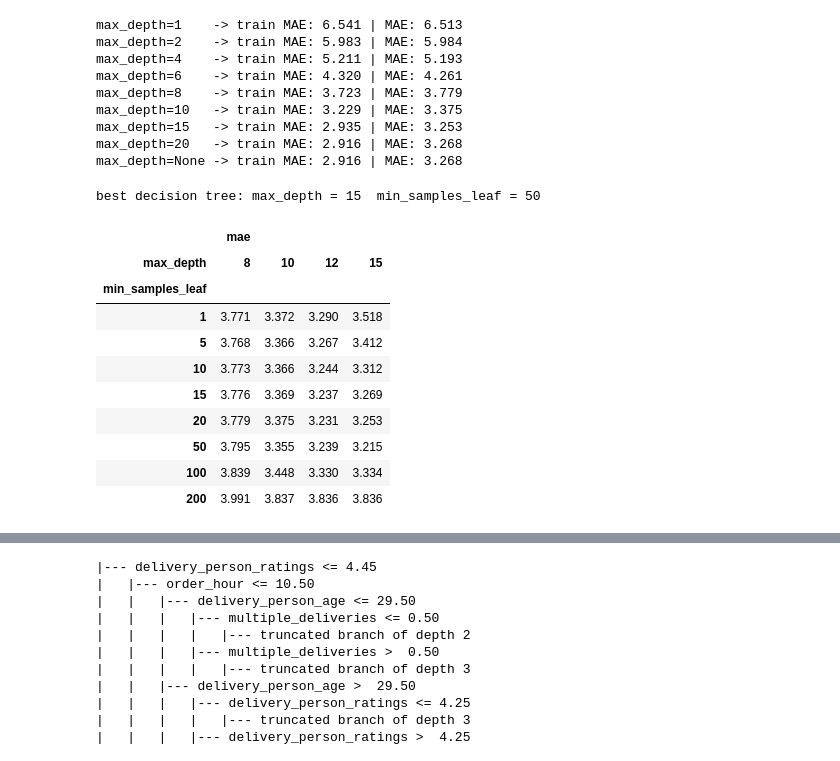
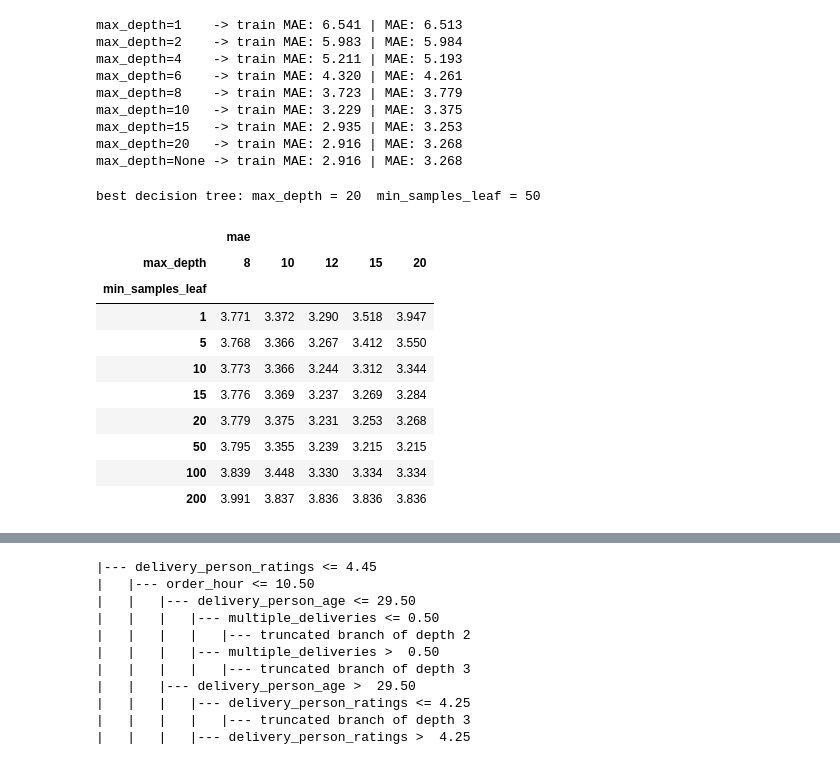
Before and after one commit to kkzzbb/delivery-eta, a Jupyter notebook: notebook.ipynb, the cells around one changed output, grey strips where cells are left out. Saved outputs shown, nothing was run; the diff lists cells and outputs as text; code cells hidden in the pictures.

```diff
--- a/notebook.ipynb
+++ b/notebook.ipynb
@@ -631,38 +631,38 @@ max_depth=None -> train MAE: 2.916 | MAE: 3.268
 # %%
 scores = []
 
-for depth in [8, 10, 12, 15]:
+for depth in [8, 10, 12, 15, 20]:
     for s in [1, 5, 10, 15, 20, 50, 100, 200]:
         dt = DecisionTreeRegressor(max_depth=depth, min_samples_leaf=s, random_state=42)
         dt.fit(X_train, y_train)
 
         y_pred = np.maximum(0.0, dt.predict(X_val))
         val_mae = mean_absolute_error(y_val, y_pred)
 
         scores.append((depth, s, val_mae))
 
 columns = ['max_depth', 'min_samples_leaf', 'mae']
 df_scores = pd.DataFrame(scores, columns=columns)
 
 df_scores_pivot = df_scores.pivot(index='min_samples_leaf', columns=['max_depth'], values=['mae'])
 
 best_dt = df_scores.loc[df_scores.mae.idxmin()]
 best_dt_depth, best_dt_leaf = int(best_dt.max_depth), int(best_dt.min_samples_leaf)
 print('best decision tree: max_depth =', best_dt_depth, ' min_samples_leaf =', best_dt_leaf)
 df_scores_pivot.round(3)
 # %% [output]
-best decision tree: max_depth = 15  min_samples_leaf = 50
+best decision tree: max_depth = 20  min_samples_leaf = 50
-|  | mae |  |  |  |
-| max_depth | 8 | 10 | 12 | 15 |
-| min_samples_leaf |  |  |  |  |
-| 1 | 3.771 | 3.372 | 3.290 | 3.518 |
-| 5 | 3.768 | 3.366 | 3.267 | 3.412 |
-| 10 | 3.773 | 3.366 | 3.244 | 3.312 |
-| 15 | 3.776 | 3.369 | 3.237 | 3.269 |
-| 20 | 3.779 | 3.375 | 3.231 | 3.253 |
-| 50 | 3.795 | 3.355 | 3.239 | 3.215 |
-| 100 | 3.839 | 3.448 | 3.330 | 3.334 |
-| 200 | 3.991 | 3.837 | 3.836 | 3.836 |
+|  | mae |  |  |  |  |
+| max_depth | 8 | 10 | 12 | 15 | 20 |
+| min_samples_leaf |  |  |  |  |  |
+| 1 | 3.771 | 3.372 | 3.290 | 3.518 | 3.947 |
+| 5 | 3.768 | 3.366 | 3.267 | 3.412 | 3.550 |
+| 10 | 3.773 | 3.366 | 3.244 | 3.312 | 3.344 |
+| 15 | 3.776 | 3.369 | 3.237 | 3.269 | 3.284 |
+| 20 | 3.779 | 3.375 | 3.231 | 3.253 | 3.268 |
+| 50 | 3.795 | 3.355 | 3.239 | 3.215 | 3.215 |
+| 100 | 3.839 | 3.448 | 3.330 | 3.334 | 3.334 |
+| 200 | 3.991 | 3.837 | 3.836 | 3.836 | 3.836 |
 # %%
 sns.heatmap(df_scores_pivot, annot=True, fmt=".3f", cmap="YlGnBu_r")
 # %% [output]
```
Also changed, not shown: parts of 3 cells of this notebook.
